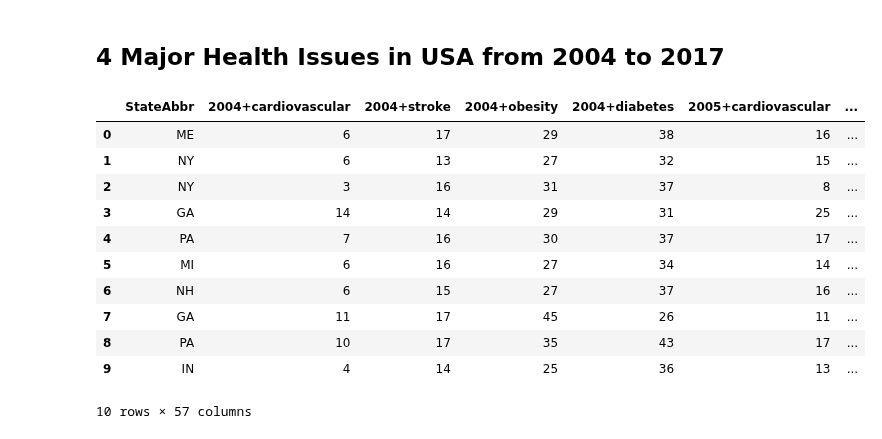
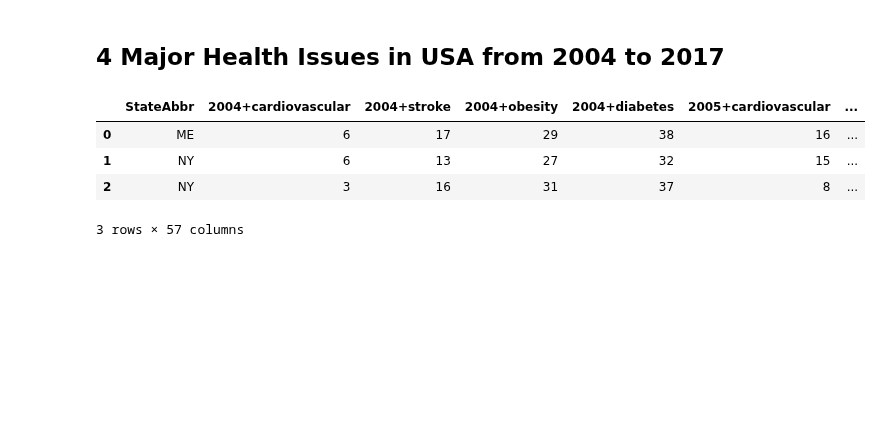
Before and after one commit to HardoModo/Dev10-Capstone, a Jupyter notebook: Jin/Malnutrition by income.ipynb, the cells around one changed output. Saved outputs shown, nothing was run; the diff lists cells and outputs as text; code cells hidden in the pictures; blank space fills up the shorter version.

```diff
--- a/Jin/Malnutrition by income.ipynb
+++ b/Jin/Malnutrition by income.ipynb
@@ -56,19 +101,12 @@ from sklearn.datasets import load_iris
 # %%
 health_df = pd.read_csv('data/4healthissues.csv')
 # %%
-health_df.head(10)
+health_df.head(3)
 # %% [output]
 |  | StateAbbr | 2004+cardiovascular | 2004+stroke | 2004+obesity | 2004+diabetes | 2005+cardiovascular | ... |
 | 0 | ME | 6 | 17 | 29 | 38 | 16 | ... |
 | 1 | NY | 6 | 13 | 27 | 32 | 15 | ... |
 | 2 | NY | 3 | 16 | 31 | 37 | 8 | ... |
-| 3 | GA | 14 | 14 | 29 | 31 | 25 | ... |
-| 4 | PA | 7 | 16 | 30 | 37 | 17 | ... |
-| 5 | MI | 6 | 16 | 27 | 34 | 14 | ... |
-| 6 | NH | 6 | 15 | 27 | 37 | 16 | ... |
-| 7 | GA | 11 | 17 | 45 | 26 | 11 | ... |
-| 8 | PA | 10 | 17 | 35 | 43 | 17 | ... |
-| 9 | IN | 4 | 14 | 25 | 36 | 13 | ... |
-10 rows × 57 columns
+3 rows × 57 columns
 # %%
 health_df.info(verbose=True)
```
Also changed, not shown: parts of 30 cells of this notebook, 2 other files.
